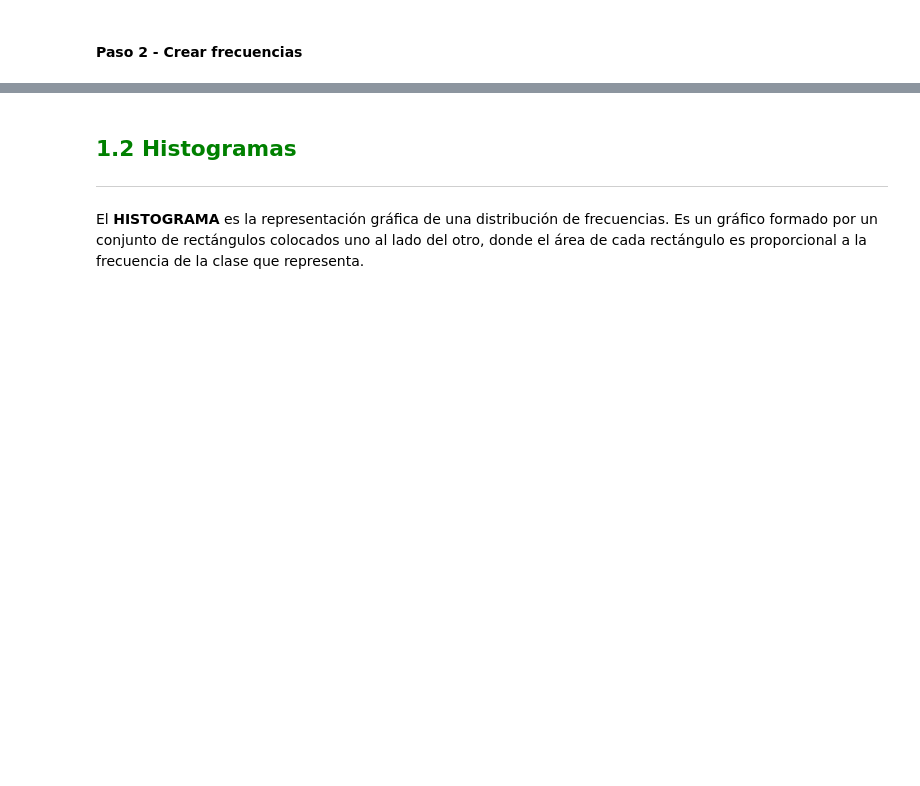
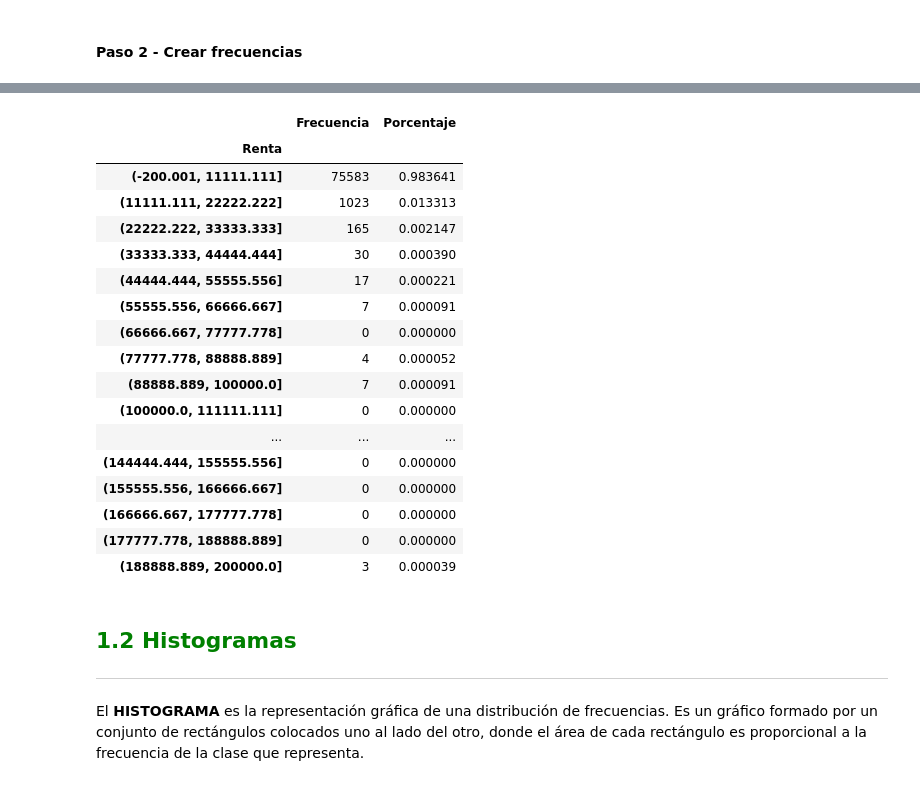
Before and after one commit to HillkirkLautaro/estadisticas_python, a Jupyter notebook: Python_Data_Science_Estadistica_inicial.ipynb, the cells around one changed output, grey strips where cells are left out. Drawn from its saved outputs; the diff is of its cells as text; code cells hidden in the pictures; blank space fills up the shorter version.

```diff
--- a/Python_Data_Science_Estadistica_inicial.ipynb
+++ b/Python_Data_Science_Estadistica_inicial.ipynb
@@ -105,3 +110,9 @@ Cross_porcentual
 #### Paso 1 - Definiendo el número de clases con la **Regla de Sturges**
 # %% [markdown]
 # $$k = 1 + \frac {10}{3}\log_{10}n$$
+# %%
+import numpy as np
+n = len(df.Altura)
+k = np.ceil(1 + np.log2(n))
+k = int(k)
+k
@@ -108,2 +121,12 @@ Cross_porcentual
 # %% [markdown]
 #### Paso 2 - Crear frecuencias
+# %%
+frecuencia = pd.value_counts(
+    pd.cut(
+        x = df.Renta,
+        bins = k,
+        include_lowest=True
+    ),
+    sort = False
+)
+frecuencia
@@ -109,0 +154,11 @@ Cross_porcentual
+# %%
+porcentual = pd.value_counts(
+    pd.cut(
+        x = df.Renta,
+        bins = k,
+        include_lowest=True
+    ),
+    sort = False,
+    normalize = True
+)
+porcentual
@@ -110,3 +186,25 @@ Cross_porcentual
+# %%
+dist_frec_cuantitativas = pd.DataFrame({'Frecuencia': frecuencia,'Porcentaje':porcentual})
+dist_frec_cuantitativas
+# %% [output]
+|  | Frecuencia | Porcentaje |
+| Renta |  |  |
+| (-200.001, 11111.111] | 75583 | 0.983641 |
+| (11111.111, 22222.222] | 1023 | 0.013313 |
+| (22222.222, 33333.333] | 165 | 0.002147 |
+| (33333.333, 44444.444] | 30 | 0.000390 |
+| (44444.444, 55555.556] | 17 | 0.000221 |
+| (55555.556, 66666.667] | 7 | 0.000091 |
+| (66666.667, 77777.778] | 0 | 0.000000 |
+| (77777.778, 88888.889] | 4 | 0.000052 |
+| (88888.889, 100000.0] | 7 | 0.000091 |
+| (100000.0, 111111.111] | 0 | 0.000000 |
+| ... | ... | ... |
+| (144444.444, 155555.556] | 0 | 0.000000 |
+| (155555.556, 166666.667] | 0 | 0.000000 |
+| (166666.667, 177777.778] | 0 | 0.000000 |
+| (177777.778, 188888.889] | 0 | 0.000000 |
+| (188888.889, 200000.0] | 3 | 0.000039 |
 # %% [markdown]
 ## <font color=green>1.2 Histogramas</font>
 ***
```
Also changed, not shown: parts of 7 cells of this notebook.
